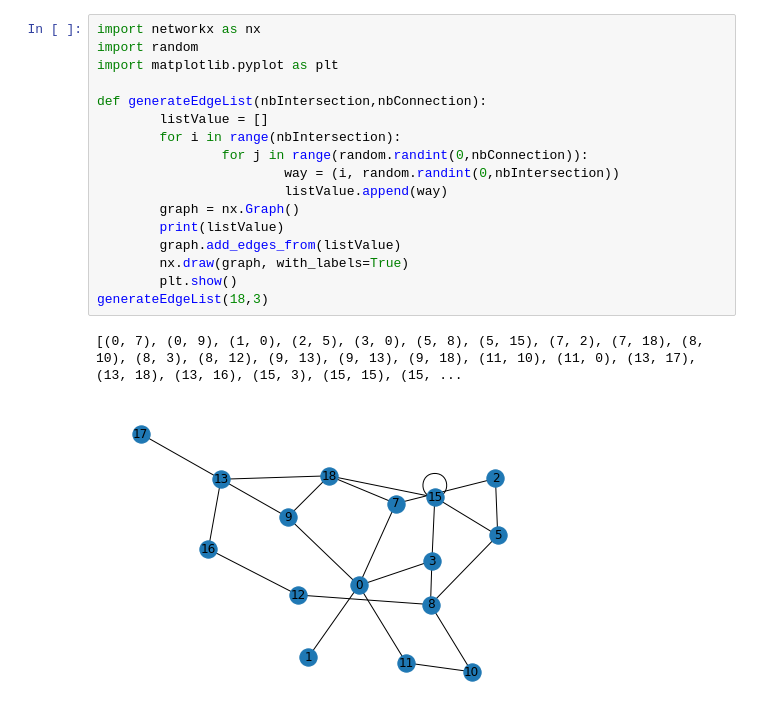
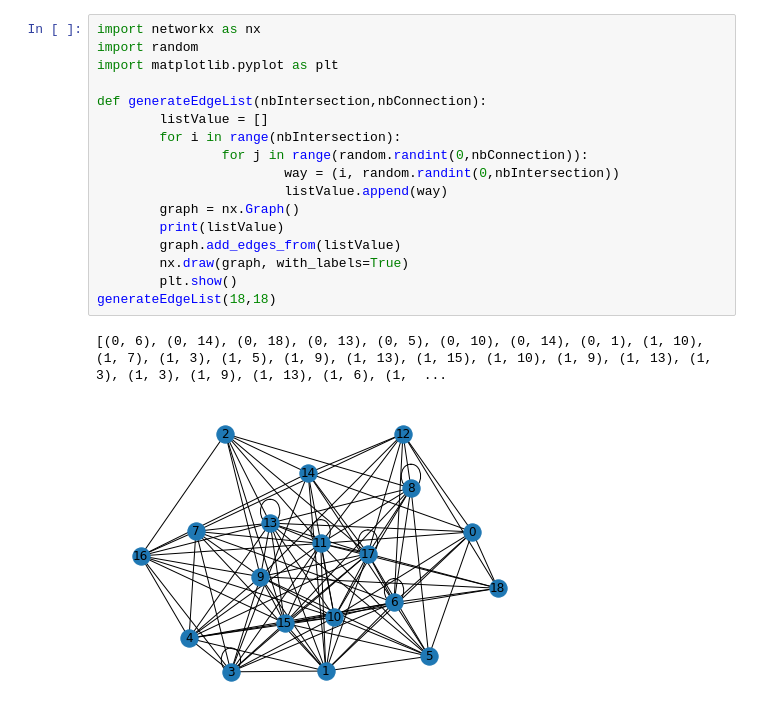
Before and after one commit to DraKkarW2/Projet_Algo-Dur, a Jupyter notebook: Python 3 - Representation des donnees contextuelle-Contexte.ipynb, the cells around one changed output. Saved outputs shown, nothing was run; the diff lists cells and outputs as text.

```diff
--- a/Python 3 - Representation des donnees contextuelle-Contexte.ipynb
+++ b/Python 3 - Representation des donnees contextuelle-Contexte.ipynb
@@ -4,20 +22,20 @@
 # %%
 import networkx as nx
 import random
 import matplotlib.pyplot as plt
 
 def generateEdgeList(nbIntersection,nbConnection):
         listValue = []
         for i in range(nbIntersection):
                 for j in range(random.randint(0,nbConnection)):
                         way = (i, random.randint(0,nbIntersection))
                         listValue.append(way)
         graph = nx.Graph()
         print(listValue)
         graph.add_edges_from(listValue)
         nx.draw(graph, with_labels=True)
         plt.show()
-generateEdgeList(18,3)
+generateEdgeList(18,18)
 # %% [output]
-[(0, 7), (0, 9), (1, 0), (2, 5), (3, 0), (5, 8), (5, 15), (7, 2), (7, 18), (8, 10), (8, 3), (8, 12), (9, 13), (9, 13), (9, 18), (11, 10), (11, 0), (13, 17), (13, 18), (13, 16), (15, 3), (15, 15), (15, ...
+[(0, 6), (0, 14), (0, 18), (0, 13), (0, 5), (0, 10), (0, 14), (0, 1), (1, 10), (1, 7), (1, 3), (1, 5), (1, 9), (1, 13), (1, 15), (1, 10), (1, 9), (1, 13), (1, 3), (1, 3), (1, 9), (1, 13), (1, 6), (1,  ...
-[figure, old version]
+[figure, new version]
```
Also changed, not shown: parts of 2 cells of this notebook.
